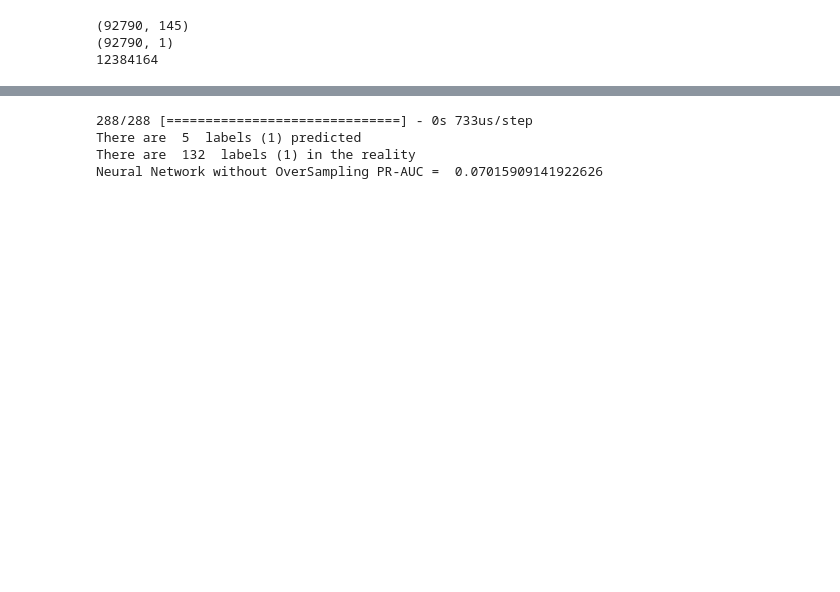
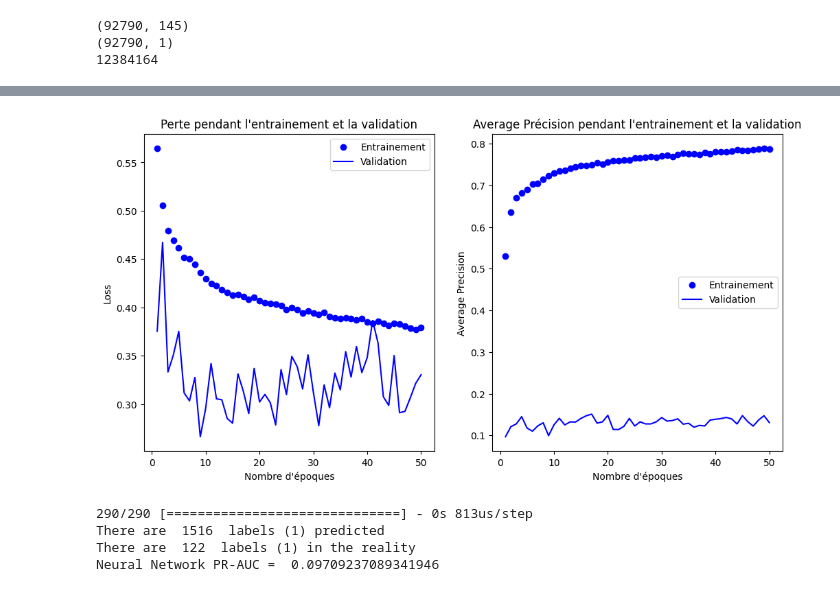
Before and after one commit to sergio-ar18/Challenge_data_BNP, a Jupyter notebook: Challenge.ipynb, the cells around one changed output, grey strips where cells are left out. Saved outputs shown, nothing was run; the diff lists cells and outputs as text; code cells hidden in the pictures; blank space fills up the shorter version.

Commit message:
Just the Neural Network model (Optimized)

```diff
--- a/Challenge.ipynb
+++ b/Challenge.ipynb
@@ -275,24 +171,7 @@ my_lr_scheduler = tf.keras.callbacks.LearningRateScheduler(adapt_learning_rate)
 
 from keras.models import Sequential
 from keras.layers import Dense
-from sklearn.preprocessing import MinMaxScaler
-from sklearn.impute import SimpleImputer
 from keras.layers import Dropout
-
-# Remplace the NaN values
-
-constant_imputer = SimpleImputer(strategy='constant')
-dataX_imp = constant_imputer.fit_transform(dataX)
-
-# normalizacion
-
-scaler = MinMaxScaler(feature_range=(0, 1))
-dataX_n = scaler.fit_transform(dataX_imp)
-
-# split of data for training and test
-
-training_input,input_temp,training_output,output_temp = train_test_split(dataX_n, dataY, test_size=0.3)
-val_input,test_input,val_output,test_output = train_test_split(input_temp,output_temp,test_size=0.33)
 
 # Network
 
@@ -339,7 +220,7 @@ model.compile(optimizer='adam',
                 loss=tf.keras.losses.BinaryCrossentropy(from_logits=True),
                 metrics=[average_precision])
 # %%
-model.fit(training_input,training_output,batch_size=800,epochs=50,
+history1 = model.fit(training_input,training_output,batch_size=600,epochs=50,
                     shuffle=True,callbacks=my_lr_scheduler,validation_data=(val_input,val_output))
 # %% [output]
 Epoch 1/50
@@ -412,16 +244,55 @@ Epoch 50/50
+# %%
+# Visualization of the model
+
+import matplotlib.pyplot as plt
+
+# plot fonction perte
+
+loss=history1.history['loss']
+
+val_loss = history1.history['val_loss']
+epochs = range(1,len(loss)+1)
+
+plt.figure(figsize=(12,6))
+
+
+plt.subplot(1,2,1)
+plt.plot(epochs, loss, 'bo', label = 'Entrainement')
+plt.plot(epochs, val_loss, 'b', label='Validation')
+plt.title('Perte pendant l\'entrainement et la validation')
+plt.xlabel('Nombre d\'époques')
+plt.ylabel('Loss')
+plt.legend()
+
+# plot precision du model
+
+avp = history1.history['average_precision']
+val_avp = history1.history['val_average_precision']
+
+plt.subplot(1,2,2)
+plt.plot(epochs,avp,'bo',label='Entrainement')
+plt.plot(epochs, val_avp, 'b', label='Validation')
+plt.title('Average Précision pendant l\'entrainement et la validation')
+plt.xlabel('Nombre d\'époques')
+plt.ylabel('Average Precision')
+plt.legend()
+plt.savefig('loss_accuracy_model.jpg')
+plt.show()
+# %% [output]
+[figure, added]
 # %%
 # Validation of model performance with new data
 
-y_pred_4 = model.predict(test_input)
+y_pred = model.predict(test_input)
 
-counter_p = len([valor for valor in y_pred_4 if valor > 0.5])
+counter_p = len([valor for valor in y_pred if valor > 0.5])
 counter_r = len([valor_r for valor_r in test_output if valor_r > 0.5])
 print('There are ',counter_p, ' labels (1) predicted')
 print('There are ',counter_r, ' labels (1) in the reality')
 
-print('Neural Network without OverSampling PR-AUC = ',average_precision_score(test_output,y_pred_4))
+print('Neural Network PR-AUC = ',average_precision_score(test_output,y_pred))
 # %% [output]
-288/288 [==============================] - 0s 733us/step
-There are  5  labels (1) predicted
-There are  132  labels (1) in the reality
-Neural Network without OverSampling PR-AUC =  0.07015909141922626
+290/290 [==============================] - 0s 813us/step
+There are  1516  labels (1) predicted
+There are  122  labels (1) in the reality
+Neural Network PR-AUC =  0.09709237089341946
```
Also changed, not shown: parts of 46 cells of this notebook, 1 other file.
